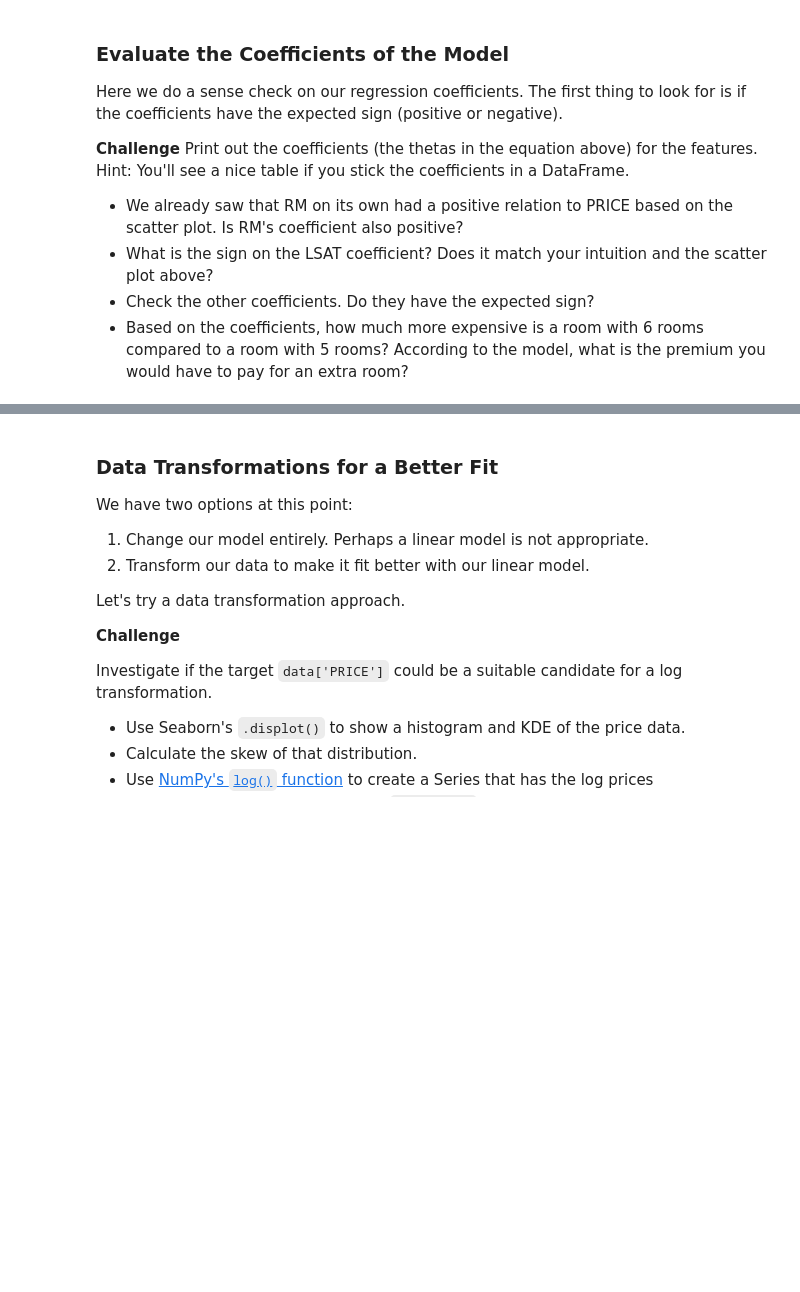
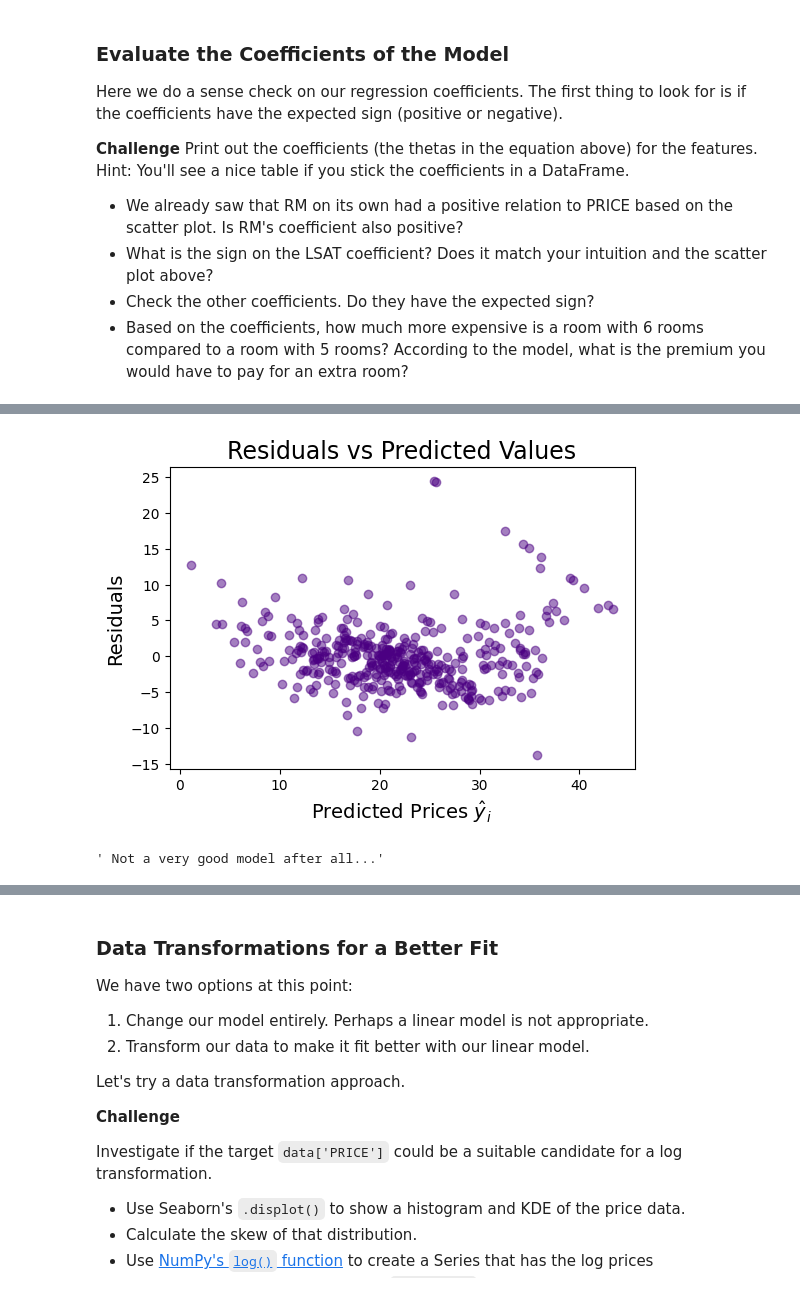
Before and after one commit to halilcodes/house-price-predictor, a Jupyter notebook: Multivariable_Regression_and_Valuation_Model_(start).ipynb, the cells around one changed output, grey strips where cells are left out. Saved outputs shown, nothing was run; the diff lists cells and outputs as text; code cells hidden in the pictures; blank space fills up the shorter version.

```diff
--- a/Multivariable_Regression_and_Valuation_Model_(start).ipynb
+++ b/Multivariable_Regression_and_Valuation_Model_(start).ipynb
@@ -430,3 +554,19 @@ The second plot should be the residuals against the predicted prices. Here's wha
+# %%
+# Residuals vs Predicted values
+
+plt.figure(dpi=100)
+plt.scatter(x=predicted_values, y=residuals, color='indigo', alpha=0.5)
+plt.title('Residuals vs Predicted Values', fontsize=17)
+plt.xlabel('Predicted Prices $\hat y _i$', fontsize=14)
+plt.ylabel('Residuals', fontsize=14)
+
+plt.show()
+# %% [output]
+[figure, added]
+# %%
+""" Not a very good model after all..."""
+# %% [output]
+' Not a very good model after all...'
 # %% [markdown]
 Why do we want to look at the residuals? We want to check that they look random. Why? The residuals represent the errors of our model. If there's a pattern in our errors, then our model has a systematic bias.
 
```
Also changed, not shown: parts of 16 cells of this notebook.
